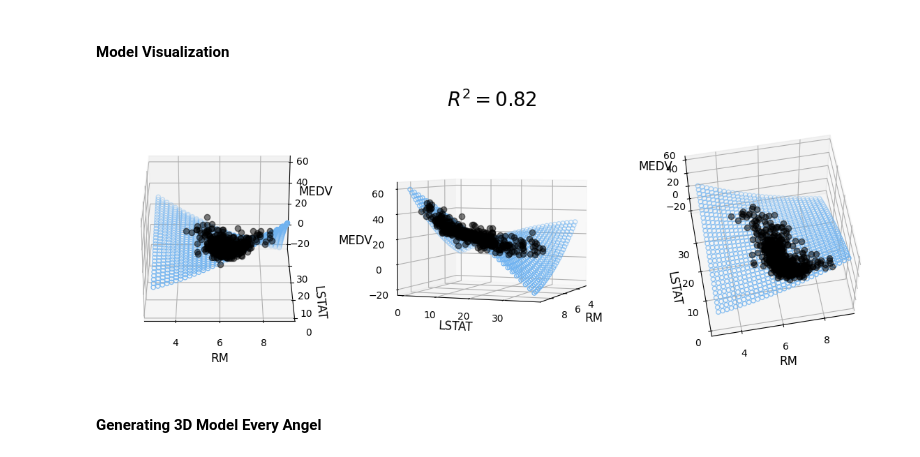
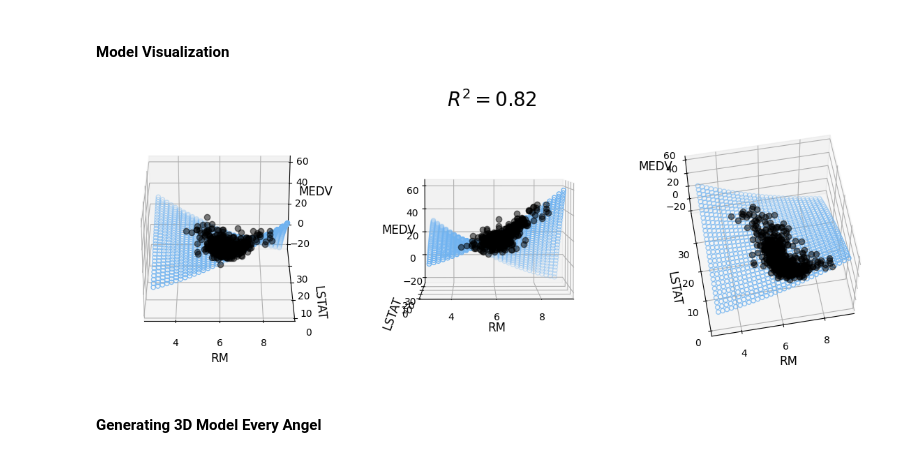
Before and after one commit to PrynsTag/Machine-Learning-Journey, a Jupyter notebook: 01 - Linear Regression/Linear Regression Exercise.ipynb, the cells around one changed output. Cells and saved outputs as stored; diff of their text form; code cells hidden in the pictures.

```diff
--- a/01 - Linear Regression/Linear Regression Exercise.ipynb
+++ b/01 - Linear Regression/Linear Regression Exercise.ipynb
@@ -421,33 +421,33 @@ poly_predicted = lin_reg.predict(poly_reg.fit_transform(sc.transform(model_viz))
 # %%
 plt.style.use("default")
 
 fig = plt.figure(figsize=(12, 4))
 
 ax1 = fig.add_subplot(131, projection="3d")
 ax2 = fig.add_subplot(132, projection="3d")
 ax3 = fig.add_subplot(133, projection="3d")
 
 axes = [ax1, ax2, ax3]
 
 for ax in axes:
     ax.plot(x, y, z, color="k", zorder=15, linestyle="none", marker="o", alpha=0.5)
     ax.scatter(xx_pred.flatten(), yy_pred.flatten(), poly_predicted, facecolor=(0,0,0,0), s=20, edgecolor="#70b3f0")
     ax.set_xlabel("RM", fontsize=12)
     ax.set_ylabel("LSTAT", fontsize=12)
     ax.set_zlabel("MEDV", fontsize=12)
     ax.locator_params(nbins=4, axis="x")
     ax.locator_params(nbins=5, axis="x")
 
 
 ax1.view_init(elev=28, azim=-90)
-ax2.view_init(elev=4, azim=21)
+ax2.view_init(elev=4, azim=-91)
 ax3.view_init(elev=60, azim=-100)
 fig.suptitle("$R^2 = %.2f$" % r2_poly_test, fontsize=20)
 
 fig.tight_layout()
 fig.savefig("3D_poly.png")
 # %% [output]
-[figure, old version]
+[figure, new version]
 # %% [markdown]
 #### Generating 3D Model Every Angel
 # %%
```
Also changed, not shown: parts of 2 cells of this notebook.
